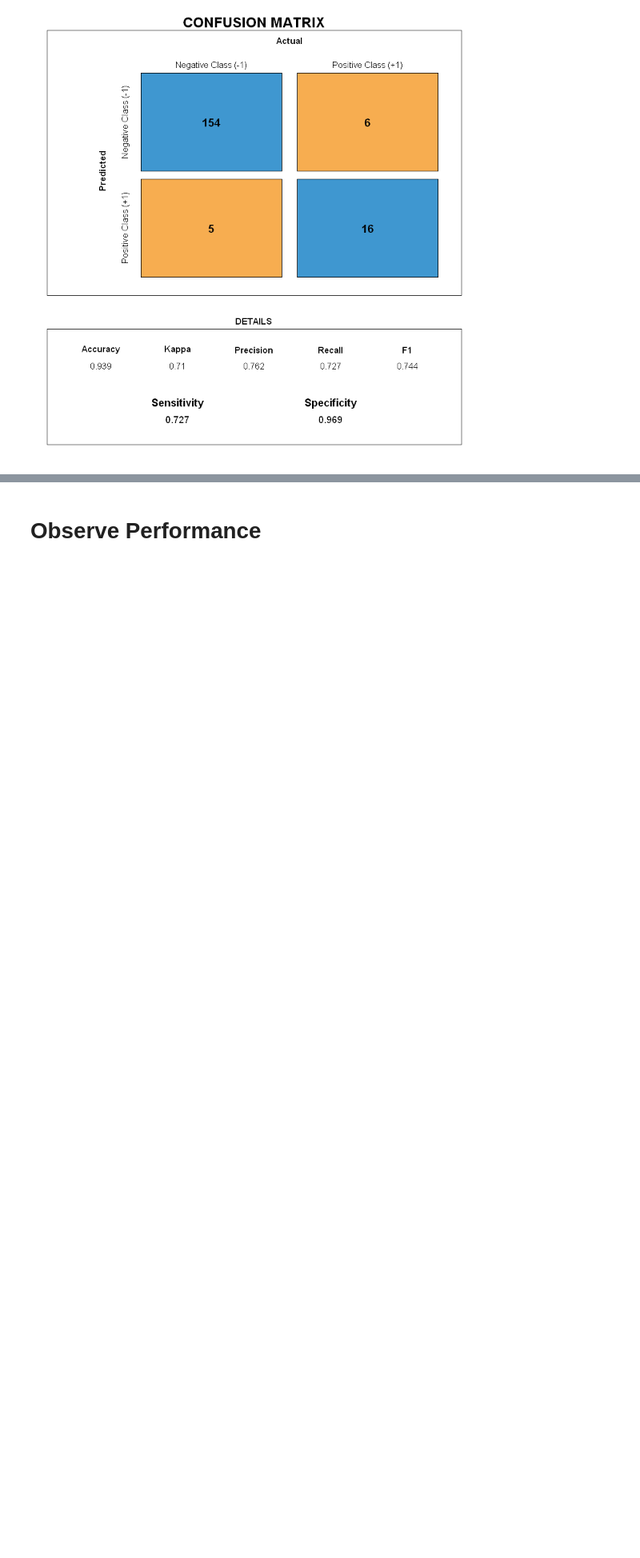
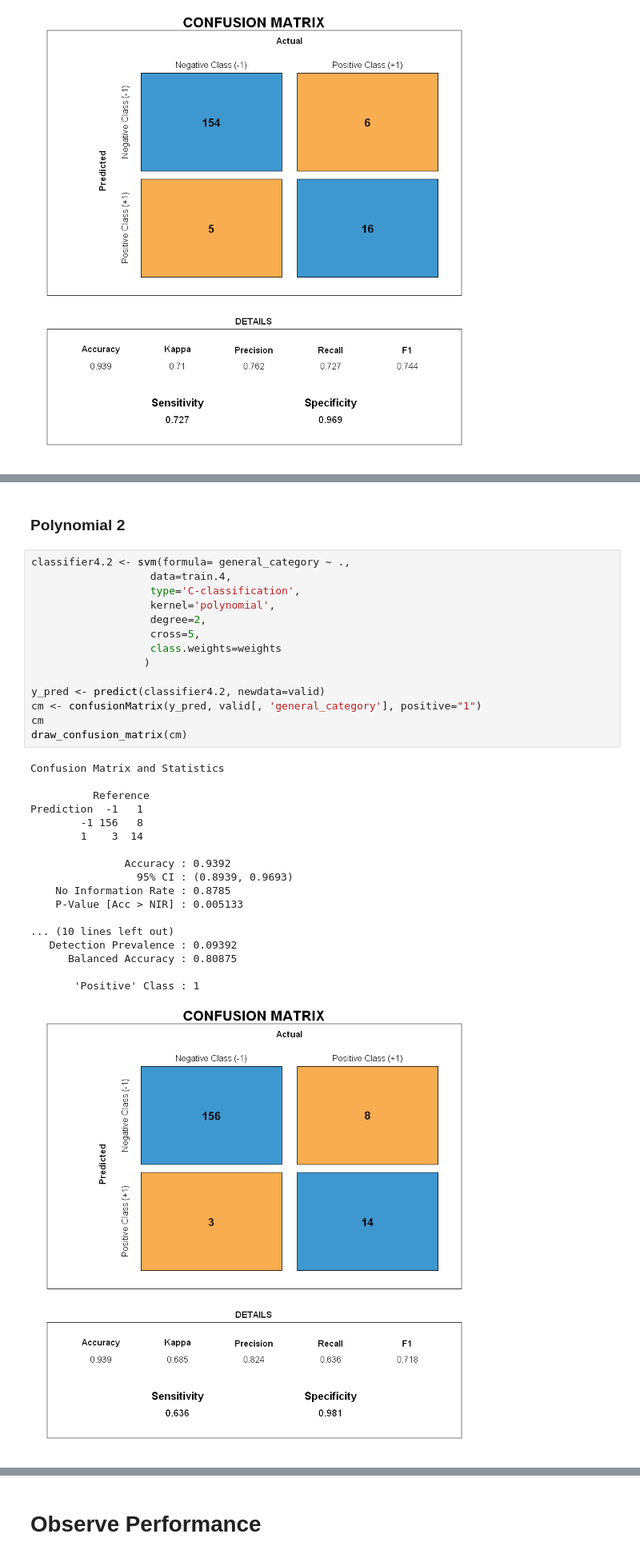
Before and after one commit to jakechinmk/data_science, a Jupyter notebook: hepc/notebook/data_mining_assignment_2.ipynb, the cells around one changed output, grey strips where cells are left out. Shown: that part at 80% size. Drawn from its saved outputs; the diff is of its cells as text; blank space fills up the shorter version.

```diff
--- a/hepc/notebook/data_mining_assignment_2.ipynb
+++ b/hepc/notebook/data_mining_assignment_2.ipynb
@@ -687,0 +780,35 @@ Prediction  -1   1
+# %% [markdown]
+### Polynomial 2
+# %%
+classifier4.2 <- svm(formula= general_category ~ .,
+                   data=train.4,
+                   type='C-classification',
+                   kernel='polynomial',
+                   degree=2,
+                   cross=5,
+                   class.weights=weights
+                  )
+
+y_pred <- predict(classifier4.2, newdata=valid)
+cm <- confusionMatrix(y_pred, valid[, 'general_category'], positive="1")
+cm
+draw_confusion_matrix(cm)
+# %% [output]
+Confusion Matrix and Statistics
+
+          Reference
+Prediction  -1   1
+        -1 156   8
+        1    3  14
+
+               Accuracy : 0.9392
+                 95% CI : (0.8939, 0.9693)
+    No Information Rate : 0.8785
+    P-Value [Acc > NIR] : 0.005133
+
+... (10 lines left out)
+   Detection Prevalence : 0.09392
+      Balanced Accuracy : 0.80875
+
+       'Positive' Class : 1
+[figure, added]
```
Also changed, not shown: parts of 27 cells of this notebook, 1 other file.
